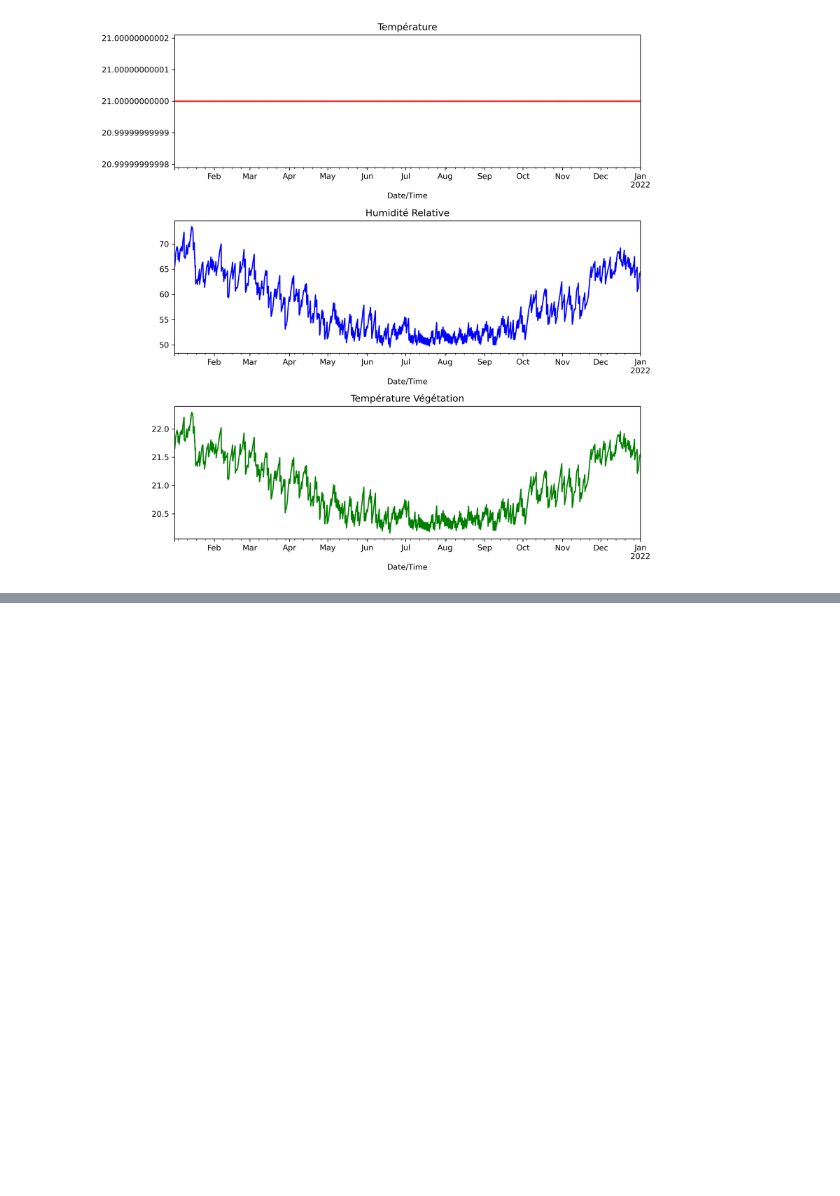
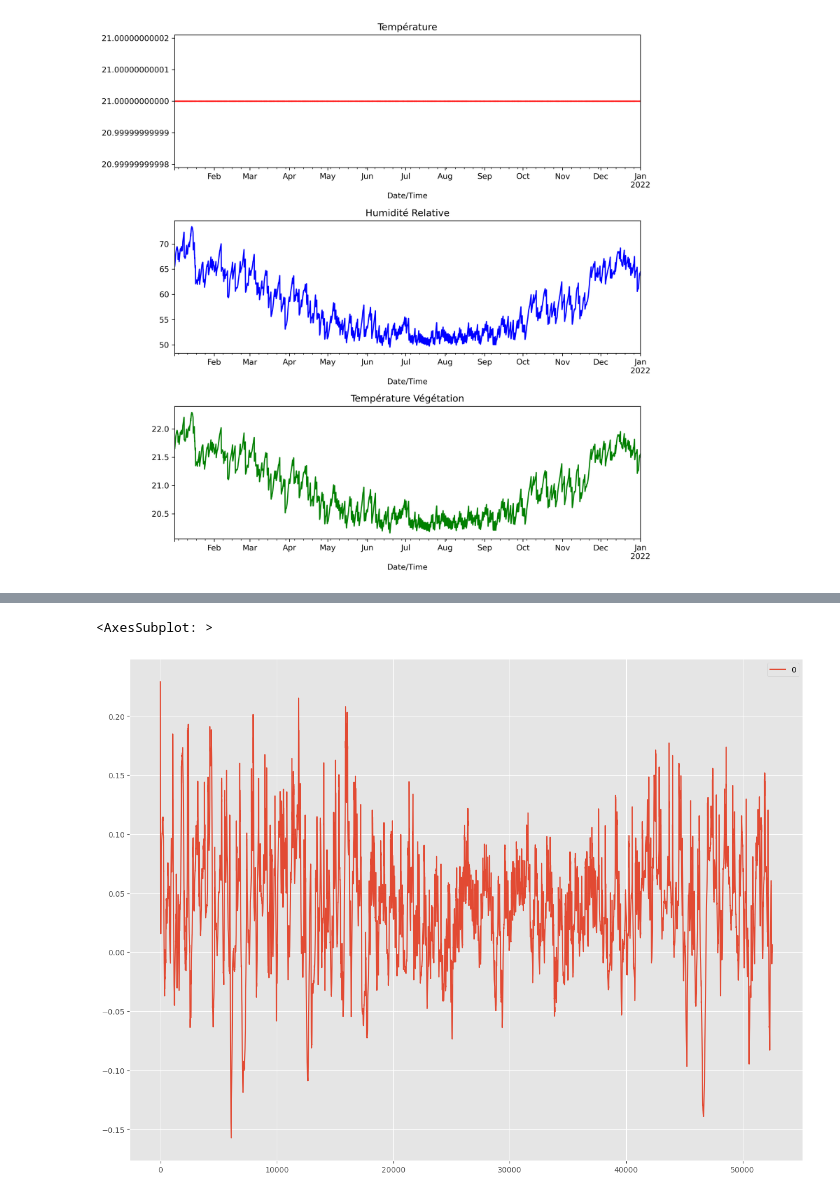
Before and after one commit to GLM-ETS/EnergyPlus-Type-205, a Jupyter notebook: Trial_1.ipynb, the cells around one changed output, grey strips where cells are left out. Saved outputs shown, nothing was run; the diff lists cells and outputs as text; code cells hidden in the pictures; blank space fills up the shorter version.

```diff
--- a/Trial_1.ipynb
+++ b/Trial_1.ipynb
@@ -71,0 +102,2 @@ plt.show()
+# %%
+dd = df["Vegetation Temperature:PythonPlugin:OutputVariable [C](TimeStep)"].values - c.values.reshape(1,-1)
@@ -71,0 +116,5 @@ plt.show()
+# %%
+pd.DataFrame(dd.reshape(-1,1)[20:]).plot()
+# %% [output]
+<AxesSubplot: >
+[figure, added]
```
Also changed, not shown: parts of 10 cells of this notebook, 4 other files.
